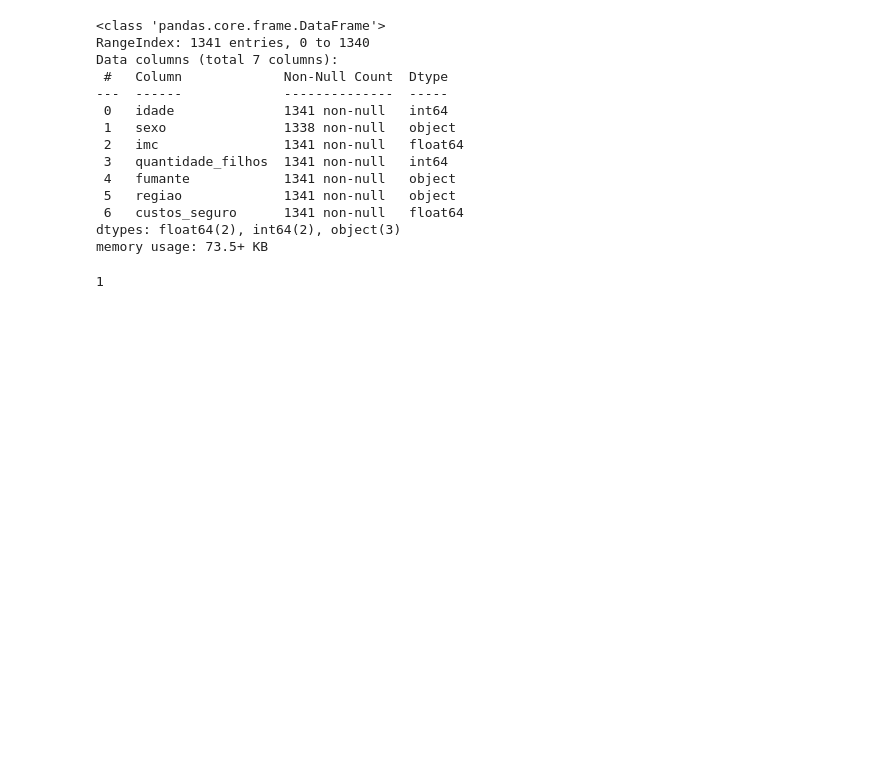
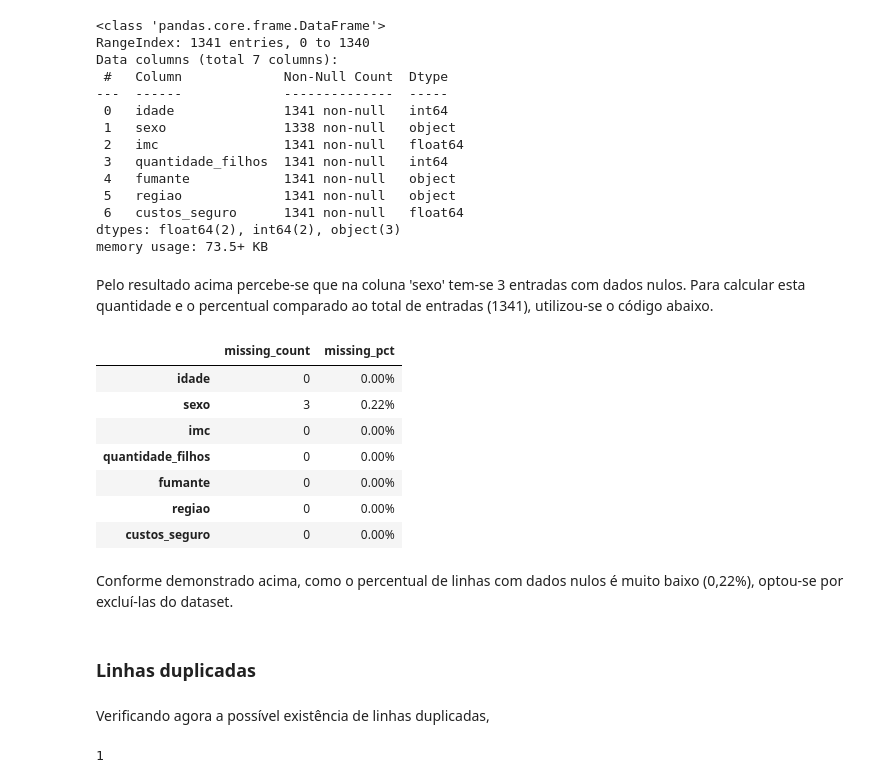
Before and after one commit to rfprates/regressao_seguro, a Jupyter notebook: case_preco_seguros.ipynb, the cells around one changed output. Cells and saved outputs as stored; diff of their text form; code cells hidden in the pictures; blank space fills up the shorter version.

```diff
--- a/case_preco_seguros.ipynb
+++ b/case_preco_seguros.ipynb
@@ -30,4 +57,24 @@ Data columns (total 7 columns):
  6   custos_seguro      1341 non-null   float64
 dtypes: float64(2), int64(2), object(3)
 memory usage: 73.5+ KB
+# %% [markdown]
+Pelo resultado acima percebe-se que na coluna 'sexo' tem-se 3 entradas com dados nulos. Para calcular esta quantidade e o percentual comparado ao total de entradas (1341), utilizou-se o código abaixo.
+# %%
+missing_data = (
+    df.isnull().sum().to_frame('missing_count')
+    .join(((df.isnull().sum())/(df.shape[0])).to_frame('missing_pct'))
+)
+
+missing_data.style.format('{:.2%}', subset='missing_pct')
+# %% [output]
+|  | missing_count | missing_pct |
+| idade | 0 | 0.00% |
+| sexo | 3 | 0.22% |
+| imc | 0 | 0.00% |
+| quantidade_filhos | 0 | 0.00% |
+| fumante | 0 | 0.00% |
+| regiao | 0 | 0.00% |
+| custos_seguro | 0 | 0.00% |
+# %% [markdown]
+Conforme demonstrado acima, como o percentual de linhas com dados nulos é muito baixo (0,22%), optou-se por excluí-las do dataset.
 # %%
@@ -34,4 +82,8 @@ memory usage: 73.5+ KB
 df.dropna(inplace = True)
+# %% [markdown]
+### Linhas duplicadas
+# %% [markdown]
+Verificando agora a possível existência de linhas duplicadas,
 # %%
 df.duplicated().sum()
 # %% [output]
```
Also changed, not shown: parts of 19 cells of this notebook.
